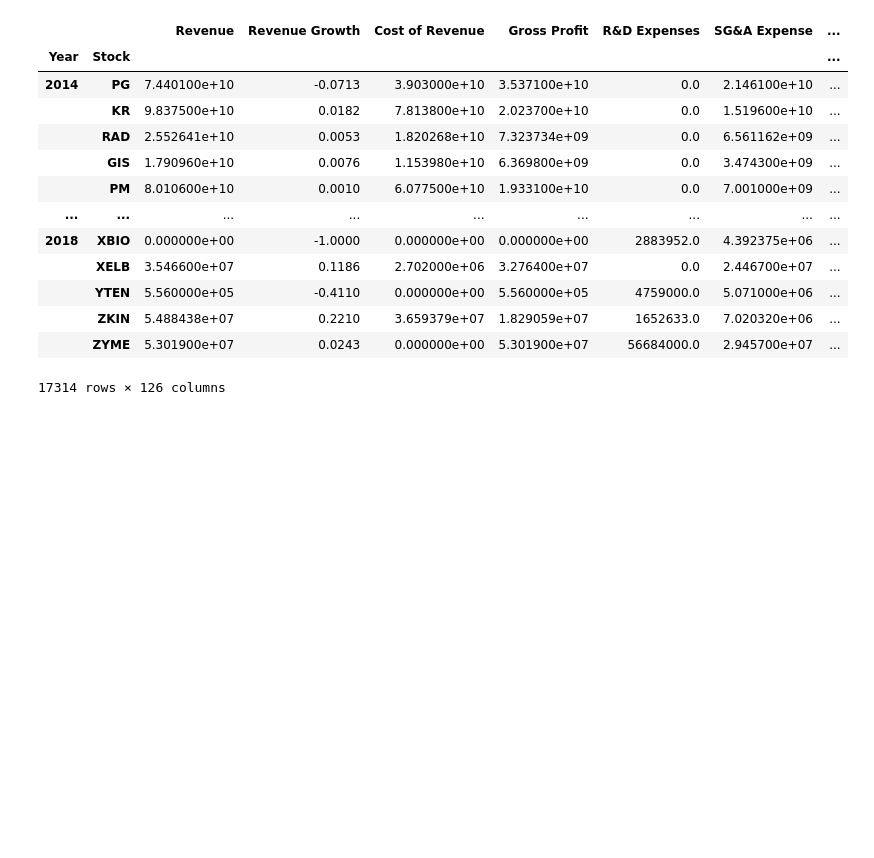
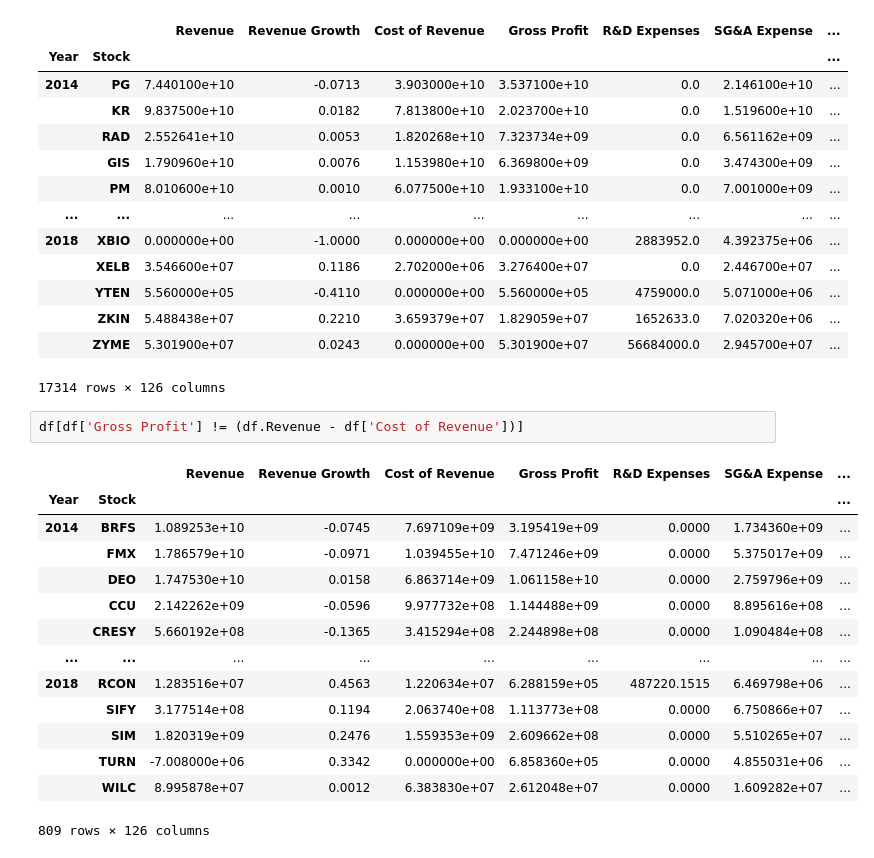
Before and after one commit to leonardo-lealfilho/Springboard, a Jupyter notebook: Capstone Project/Capstone Project.ipynb, the cells around one changed output. Saved outputs shown, nothing was run; the diff lists cells and outputs as text; blank space fills up the shorter version.

```diff
--- a/Capstone Project/Capstone Project.ipynb
+++ b/Capstone Project/Capstone Project.ipynb
@@ -707,3 +707,20 @@ df
 |  | ZKIN | 5.488438e+07 | 0.2210 | 3.659379e+07 | 1.829059e+07 | 1652633.0 | 7.020320e+06 | ... |
 |  | ZYME | 5.301900e+07 | 0.0243 | 0.000000e+00 | 5.301900e+07 | 56684000.0 | 2.945700e+07 | ... |
 17314 rows × 126 columns
+# %%
+df[df['Gross Profit'] != (df.Revenue - df['Cost of Revenue'])]
+# %% [output]
+|  |  | Revenue | Revenue Growth | Cost of Revenue | Gross Profit | R&D Expenses | SG&A Expense | ... |
+| Year | Stock |  |  |  |  |  |  | ... |
+| 2014 | BRFS | 1.089253e+10 | -0.0745 | 7.697109e+09 | 3.195419e+09 | 0.0000 | 1.734360e+09 | ... |
+|  | FMX | 1.786579e+10 | -0.0971 | 1.039455e+10 | 7.471246e+09 | 0.0000 | 5.375017e+09 | ... |
+|  | DEO | 1.747530e+10 | 0.0158 | 6.863714e+09 | 1.061158e+10 | 0.0000 | 2.759796e+09 | ... |
+|  | CCU | 2.142262e+09 | -0.0596 | 9.977732e+08 | 1.144488e+09 | 0.0000 | 8.895616e+08 | ... |
+|  | CRESY | 5.660192e+08 | -0.1365 | 3.415294e+08 | 2.244898e+08 | 0.0000 | 1.090484e+08 | ... |
+| ... | ... | ... | ... | ... | ... | ... | ... | ... |
+| 2018 | RCON | 1.283516e+07 | 0.4563 | 1.220634e+07 | 6.288159e+05 | 487220.1515 | 6.469798e+06 | ... |
+|  | SIFY | 3.177514e+08 | 0.1194 | 2.063740e+08 | 1.113773e+08 | 0.0000 | 6.750866e+07 | ... |
+|  | SIM | 1.820319e+09 | 0.2476 | 1.559353e+09 | 2.609662e+08 | 0.0000 | 5.510265e+07 | ... |
+|  | TURN | -7.008000e+06 | 0.3342 | 0.000000e+00 | 6.858360e+05 | 0.0000 | 4.855031e+06 | ... |
+|  | WILC | 8.995878e+07 | 0.0012 | 6.383830e+07 | 2.612048e+07 | 0.0000 | 1.609282e+07 | ... |
+809 rows × 126 columns
```
Also changed, not shown: parts of 58 cells of this notebook.
